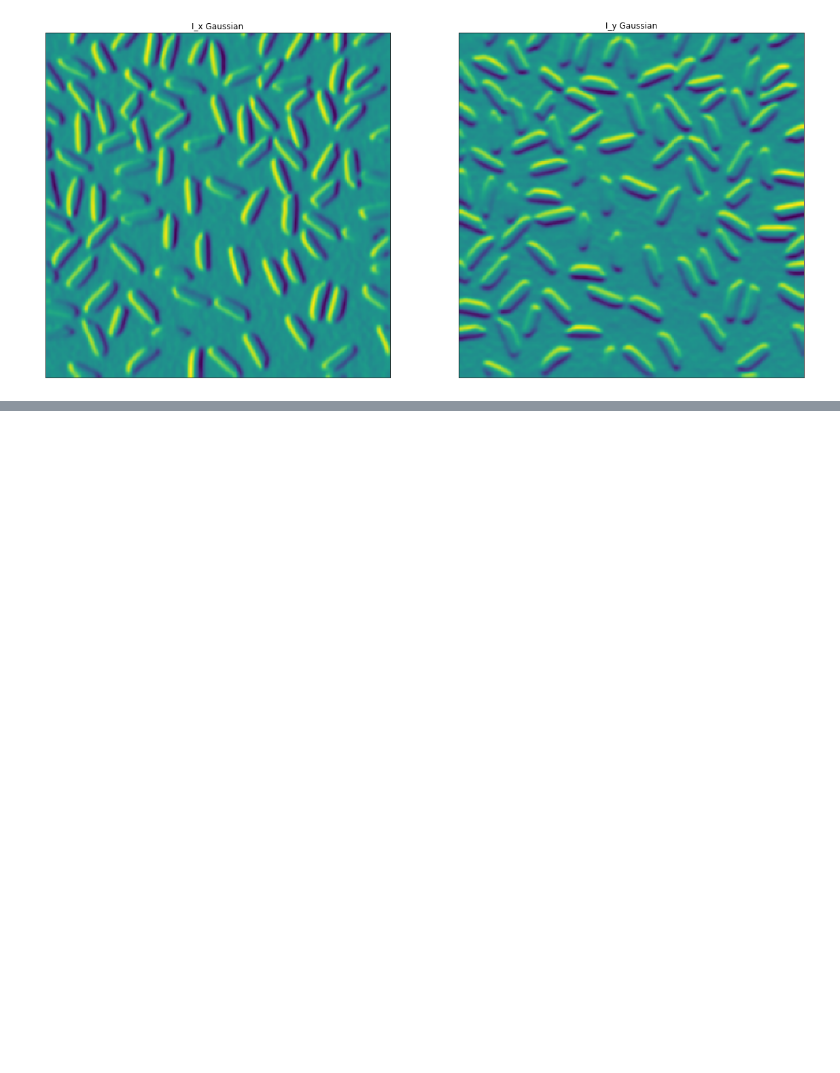
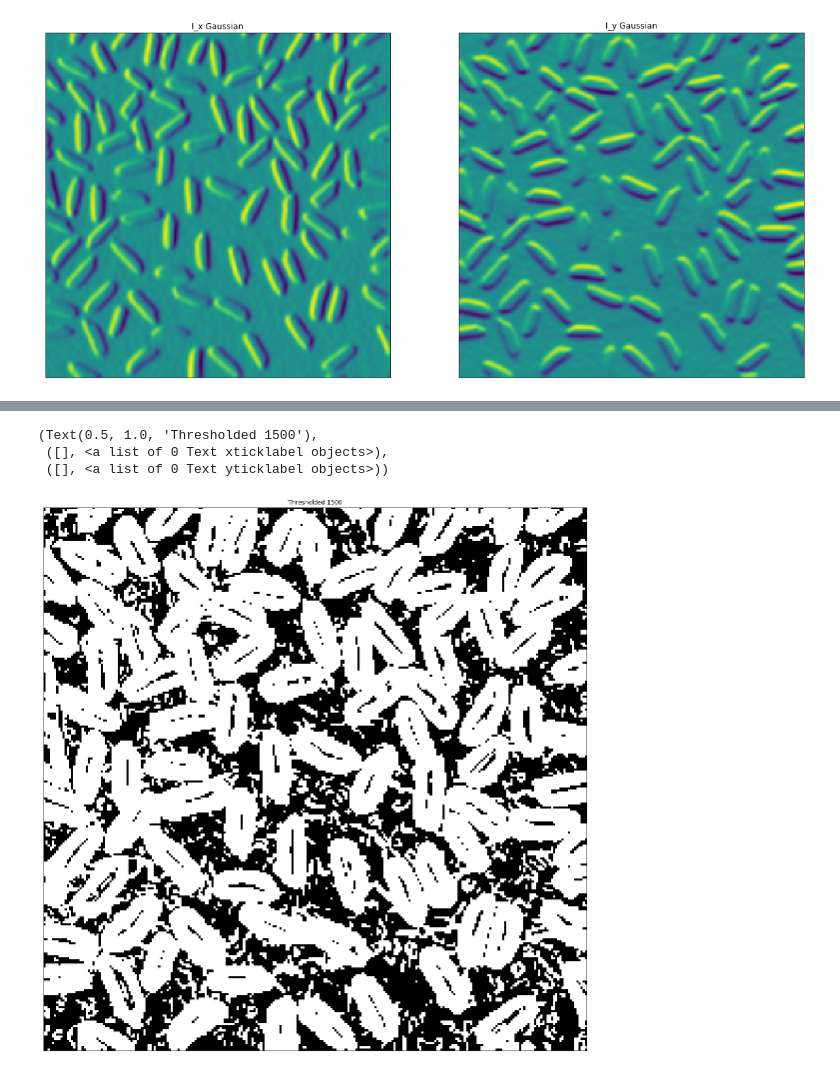
Before and after one commit to alextorabi/ECSE415, a Jupyter notebook: Assignment_1/A1.3.1.ipynb, the cells around one changed output, grey strips where cells are left out. Saved outputs shown, nothing was run; the diff lists cells and outputs as text; code cells hidden in the pictures; blank space fills up the shorter version.

```diff
--- a/Assignment_1/A1.3.ipynb
+++ b/Assignment_1/A1.3.1.ipynb
@@ -50,0 +86,15 @@ plt.show()
+# %%
+THRESH = 1500
+
+# same operation without loops
+ret, img_thresh = cv2.threshold(I_m, THRESH, 255, cv2.THRESH_BINARY)
+
+# display images
+plt.figure(figsize=(20, 20))
+plt.imshow(img_thresh_1, cmap="gray")
+plt.title("Thresholded 1500"), plt.xticks([]), plt.yticks([])
+# %% [output]
+(Text(0.5, 1.0, 'Thresholded 1500'),
+ ([], <a list of 0 Text xticklabel objects>),
+ ([], <a list of 0 Text yticklabel objects>))
+[figure, added]
```
Also changed, not shown: parts of 1 cell of this notebook, 3 other files.
